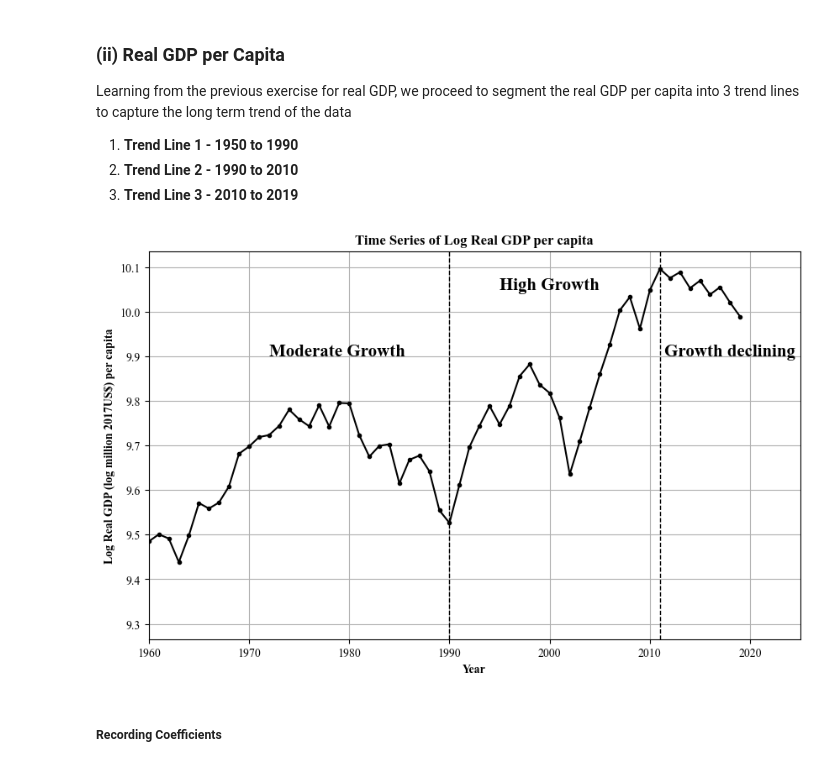
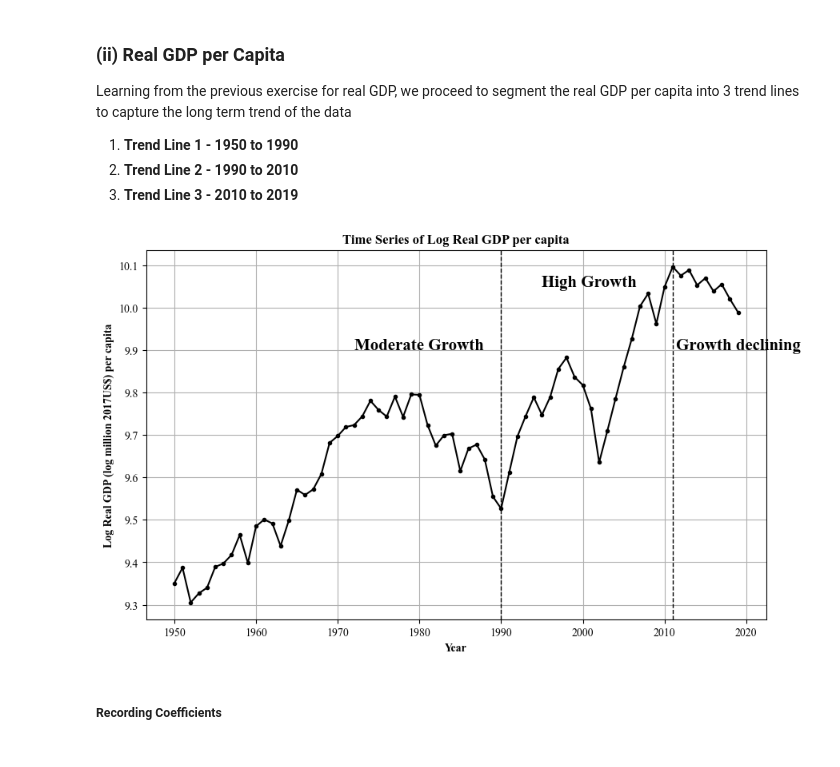
Before and after one commit to andreheeshaojun/EC2B1-Coursework, a Jupyter notebook: Section A/Section-A-Code.ipynb, the cells around one changed output. Drawn from its saved outputs; the diff is of its cells as text; code cells hidden in the pictures.

```diff
--- a/Section A/Section-A-Code.ipynb
+++ b/Section A/Section-A-Code.ipynb
@@ -530,37 +527,34 @@ if all(col in filtered_df.columns for col in [gdp_column, population_column]):
         np.log(filtered_df[gdp_column] / filtered_df[population_column]),
         np.nan
     )
 else:
     raise KeyError(f"Columns '{gdp_column}' and/or '{population_column}' not found in DataFrame.")
 
 # Plot the time series graph for Log Real GDP per capita
 plt.figure(figsize=(10, 6))
 plt.plot(filtered_df['Year'], filtered_df[gdp_per_capita_column], color='black', linestyle='-', marker='.')
 
 # Add vertical black dotted lines at year 1990 and 2011
 for year in ['1990-01-01', '2011-01-01']:
     plt.axvline(x=pd.to_datetime(year), color='black', linestyle='--', linewidth=1)
 # Add text annotations for periods (ensure values are log-transformed)
 plt.text(pd.to_datetime('1972-01-01'), 9.9, "Moderate Growth", color='black', fontsize=15, fontweight='bold',fontfamily='Times New Roman')
 plt.text(pd.to_datetime('1995-01-01'), 10.05, "High Growth", color='black', fontsize=15, fontweight='bold',fontfamily='Times New Roman')
 plt.text(pd.to_datetime('2011-06-01'), 9.9, "Growth declining", color='black', fontsize=15, fontweight='bold',fontfamily='Times New Roman')
 
-# Limit x-axis range to prevent excessive data points
-plt.xlim(pd.to_datetime('1960'), pd.to_datetime('2025'))
-
 # Add labels and title
 plt.xlabel('Year',fontfamily='Times New Roman',fontweight='bold')
 plt.ylabel('Log Real GDP (log million 2017US$) per capita',fontfamily='Times New Roman',fontweight='bold')
 plt.title('Time Series of Log Real GDP per capita',fontfamily='Times New Roman',fontweight='bold')
 # Set tick labels to Times New Roman
 plt.xticks(fontfamily='Times New Roman', fontsize=10)
 plt.yticks(fontfamily='Times New Roman', fontsize=10)
 plt.grid(True)
 
 # Show the plot
 plt.show()
 # %% [output]
-[figure, old version]
+[figure, new version]
 # %% [markdown]
 ##### Recording Coefficients
 # %%
```
Also changed, not shown: parts of 15 cells of this notebook.
